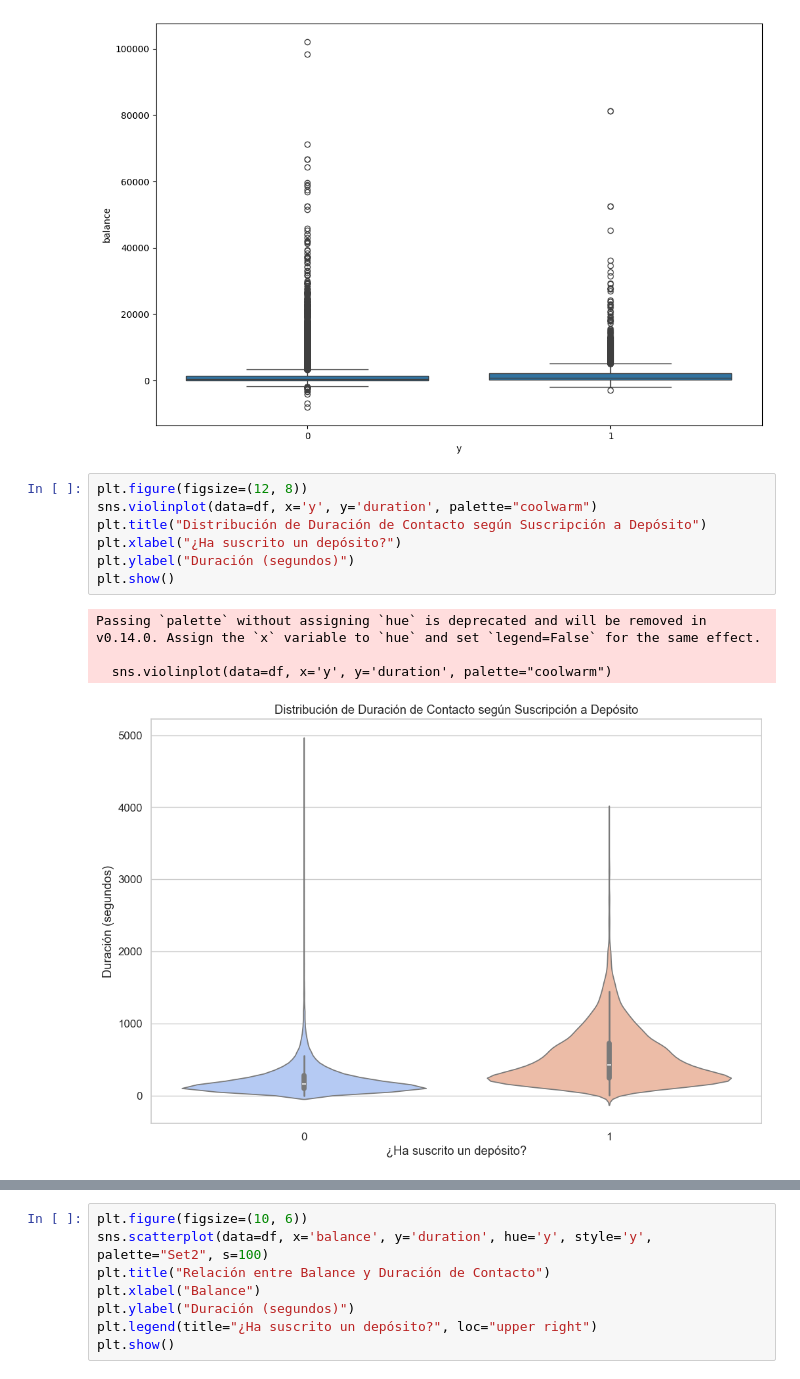
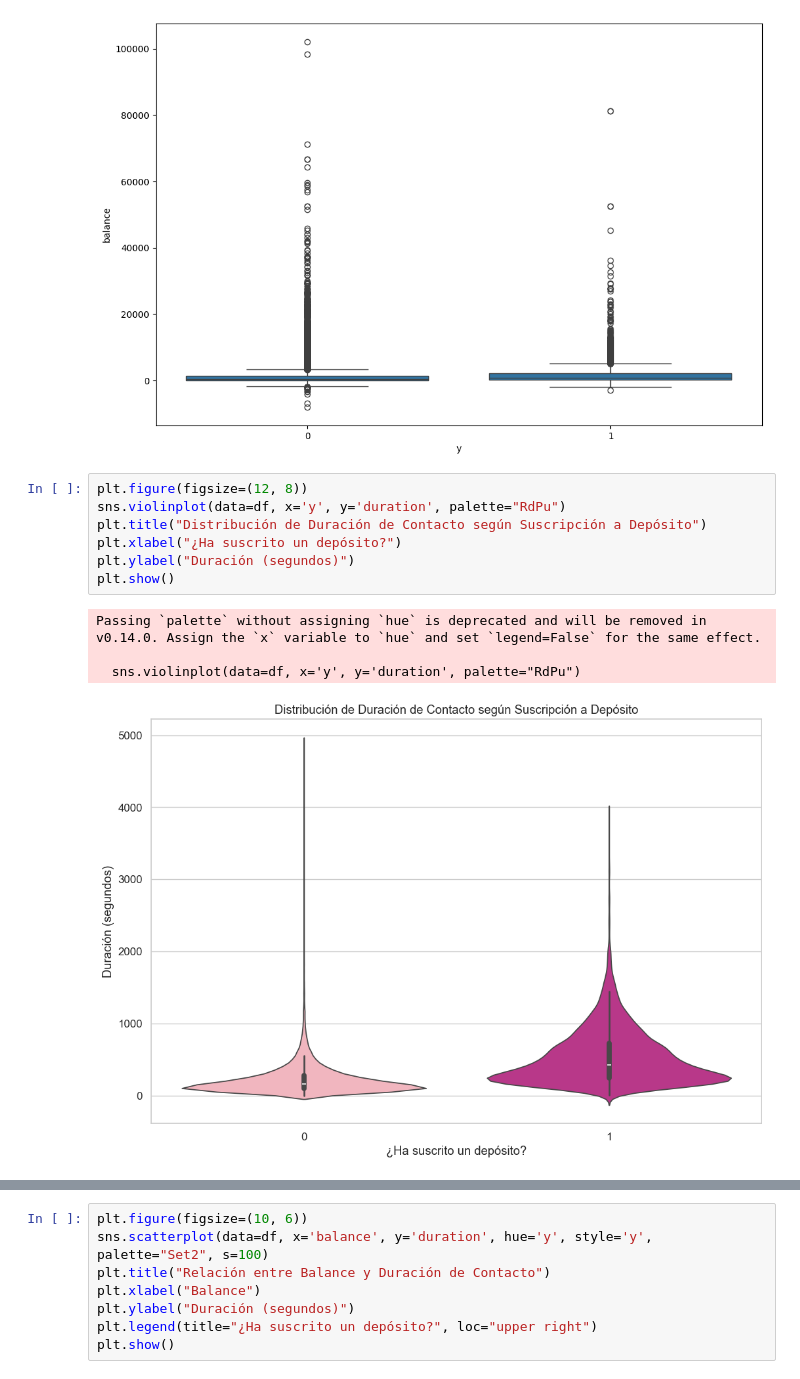
Before and after one commit to cflorido/banking-subscription-prediction, a Jupyter notebook: AnalisisDatos.ipynb, the cells around one changed output, grey strips where cells are left out. Saved outputs shown, nothing was run; the diff lists cells and outputs as text.

```diff
--- a/AnalisisDatos.ipynb
+++ b/AnalisisDatos.ipynb
@@ -312,13 +312,13 @@ sns.boxplot(data=df, x='y', y='balance')
 [figure]
 # %%
 plt.figure(figsize=(12, 8))
-sns.violinplot(data=df, x='y', y='duration', palette="coolwarm")
+sns.violinplot(data=df, x='y', y='duration', palette="RdPu")
 plt.title("Distribución de Duración de Contacto según Suscripción a Depósito")
 plt.xlabel("¿Ha suscrito un depósito?")
 plt.ylabel("Duración (segundos)")
 plt.show()
 # %% [output]
 Passing `palette` without assigning `hue` is deprecated and will be removed in v0.14.0. Assign the `x` variable to `hue` and set `legend=False` for the same effect.
 
-  sns.violinplot(data=df, x='y', y='duration', palette="coolwarm")
+  sns.violinplot(data=df, x='y', y='duration', palette="RdPu")
-[figure, old version]
+[figure, new version]
```
Also changed, not shown: parts of 4 cells of this notebook.
